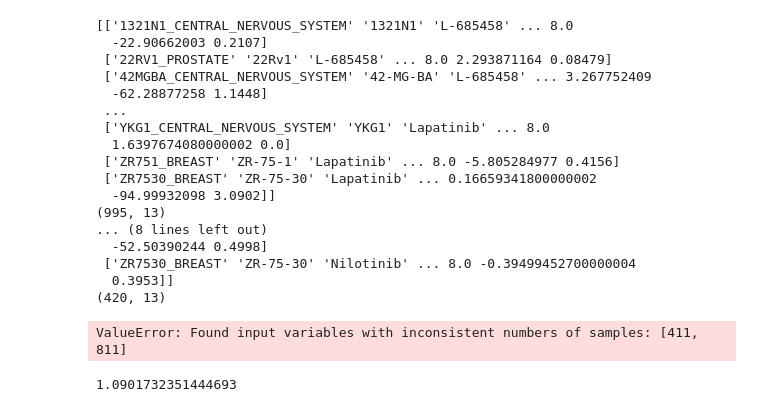
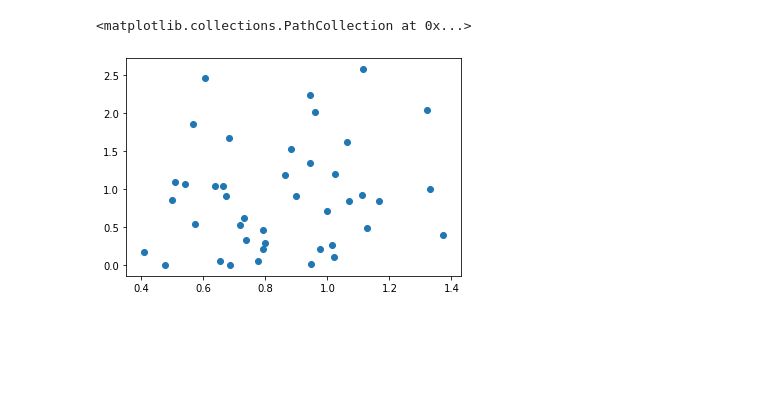
Before and after one commit to meyer-lab/tfac-ccle, a Jupyter notebook: tfac/SVR.ipynb, the cells around one changed output. Saved outputs shown, nothing was run; the diff lists cells and outputs as text; code cells hidden in the pictures; blank space fills up the shorter version.

Commit message:
plotted predicted vs actual for SVR

```diff
--- a/tfac/SVR.ipynb
+++ b/tfac/SVR.ipynb
@@ -9,39 +62,12 @@ from sklearn.metrics import mean_squared_error
 # %%
-# for drug_number in range(len(full_drugs)):
-drug_number = 6
-print(full_drugs[6])
-print(full_drugs[6].shape)
-print(full_drugs[9])
-print(full_drugs[9].shape)
-full_drugs = importDrugs()
-factors, drugs = tempFilter(full_drugs[drug_number])
+factors, drugs = tempFilter(full_drugs[2])
 col_number = -1
 X_train, X_test, y_train, y_test = train_test_split(factors, drugs[:,col_number], test_size=0.1, random_state=42)
 clf = svm.SVR()
 clf.fit(X_train, y_train)
 predict_vals = clf.predict(X_test)
-print(drug_number)
+
+plt.scatter(predict_vals, y_test)
 # %% [output]
-[['1321N1_CENTRAL_NERVOUS_SYSTEM' '1321N1' 'L-685458' ... 8.0
-  -22.90662003 0.2107]
- ['22RV1_PROSTATE' '22Rv1' 'L-685458' ... 8.0 2.293871164 0.08479]
- ['42MGBA_CENTRAL_NERVOUS_SYSTEM' '42-MG-BA' 'L-685458' ... 3.267752409
-  -62.28877258 1.1448]
- ...
- ['YKG1_CENTRAL_NERVOUS_SYSTEM' 'YKG1' 'Lapatinib' ... 8.0
-  1.6397674080000002 0.0]
- ['ZR751_BREAST' 'ZR-75-1' 'Lapatinib' ... 8.0 -5.805284977 0.4156]
- ['ZR7530_BREAST' 'ZR-75-30' 'Lapatinib' ... 0.16659341800000002
-  -94.99932098 3.0902]]
-(995, 13)
-... (8 lines left out)
-  -52.50390244 0.4998]
- ['ZR7530_BREAST' 'ZR-75-30' 'Nilotinib' ... 8.0 -0.39499452700000004
-  0.3953]]
-(420, 13)
+<matplotlib.collections.PathCollection at 0x...>
-ValueError: Found input variables with inconsistent numbers of samples: [411, 811]
+[figure, added]
-# %%
-error = mean_squared_error(y_test, predict_vals)
-print(error)
-# %% [output]
-1.0901732351444693
```
Also changed, not shown: parts of 2 cells of this notebook.
